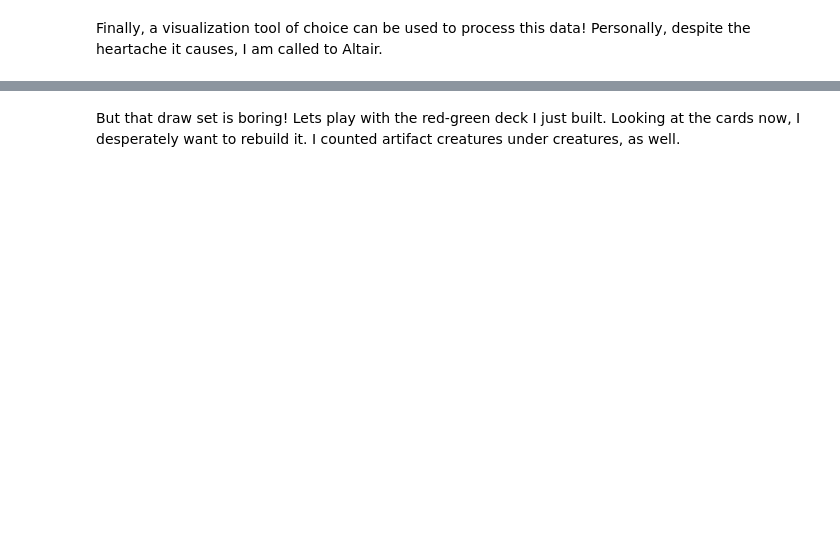
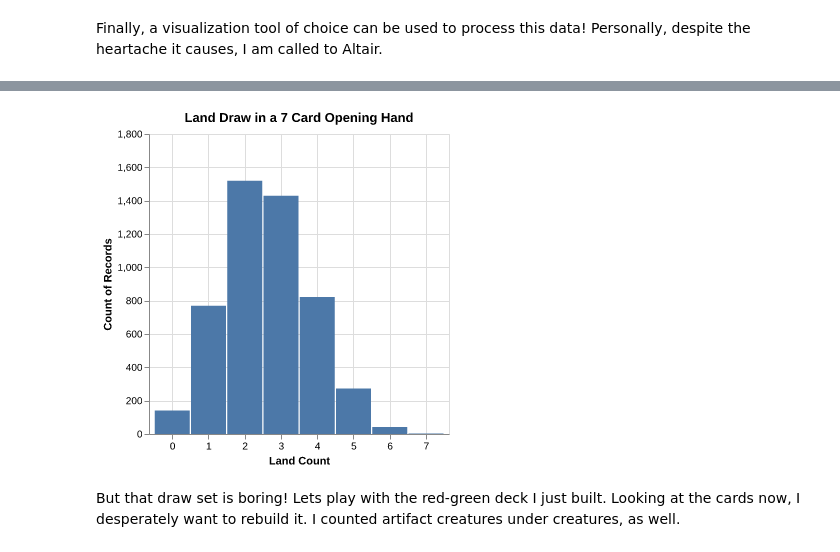
Before and after one commit to cassiehaas/mtg_probability, a Jupyter notebook: standard.ipynb, the cells around one changed output, grey strips where cells are left out. Cells and saved outputs as stored; diff of their text form; code cells hidden in the pictures; blank space fills up the shorter version.

Commit message:
Please. Altair don't make me use matplotlib. Render the graphs as svgs.

```diff
--- a/standard.ipynb
+++ b/standard.ipynb
@@ -138,8 +141,6 @@ sims_df.head(5)
 # %% [markdown]
 Finally, a visualization tool of choice can be used to process this data! Personally, despite the heartache it causes, I am called to Altair.
 # %%
-alt.renderers.enable("html")
-
 alt.Chart(sims_df, title = 'Land Draw in a 7 Card Opening Hand').mark_bar(size = 35).encode(
     alt.X("land:Q").scale(domain=(-0.5, 7.5)).title('Land Count'),
     alt.Y('count()').scale(domain=(0, 1800)),
@@ -149,3 +149,4 @@ alt.Chart(sims_df, title = 'Land Draw in a 7 Card Opening Hand').mark_bar(size =
+[figure, added]
 # %% [markdown]
 But that draw set is boring! Lets play with the red-green deck I just built. Looking at the cards now, I desperately want to rebuild it. I counted artifact creatures under creatures, as well.
 # %%
```
Also changed, not shown: parts of 9 cells of this notebook.
